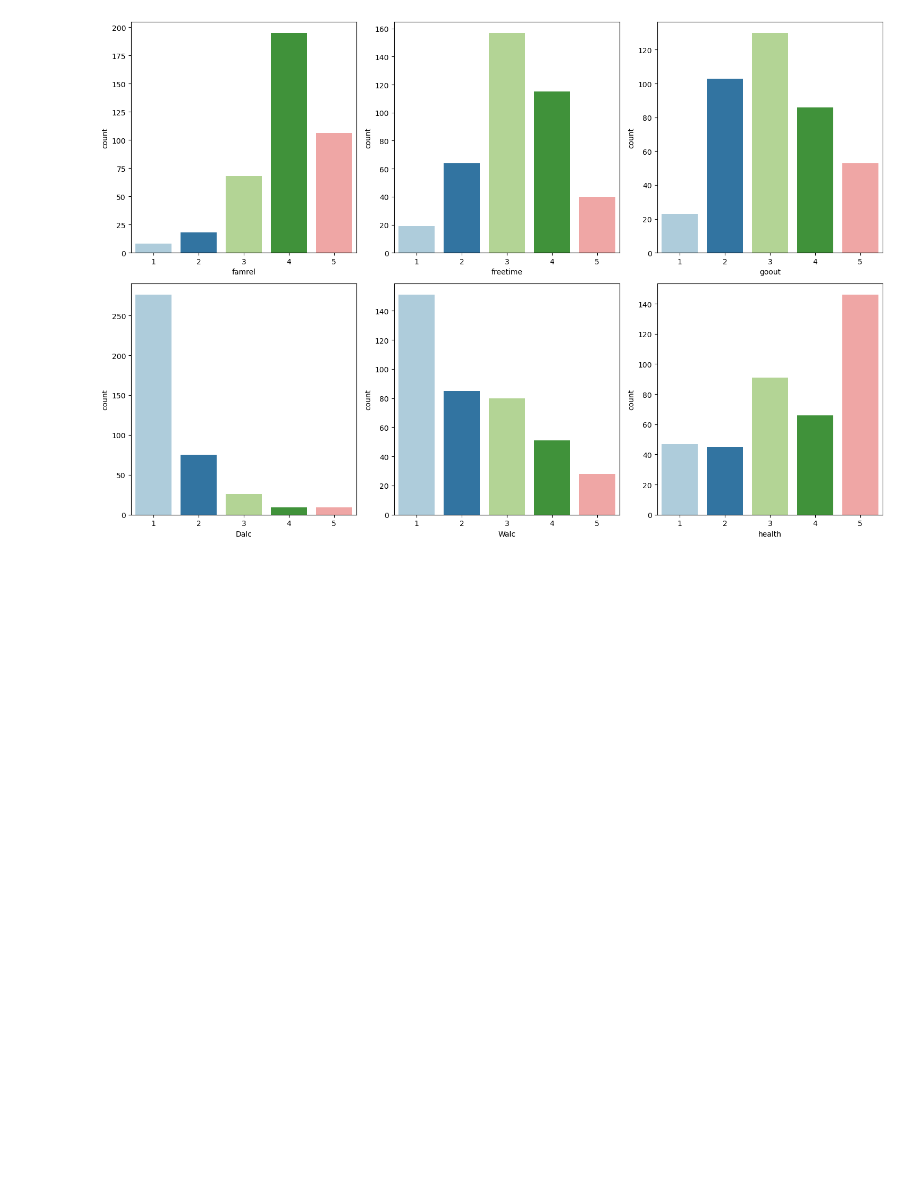
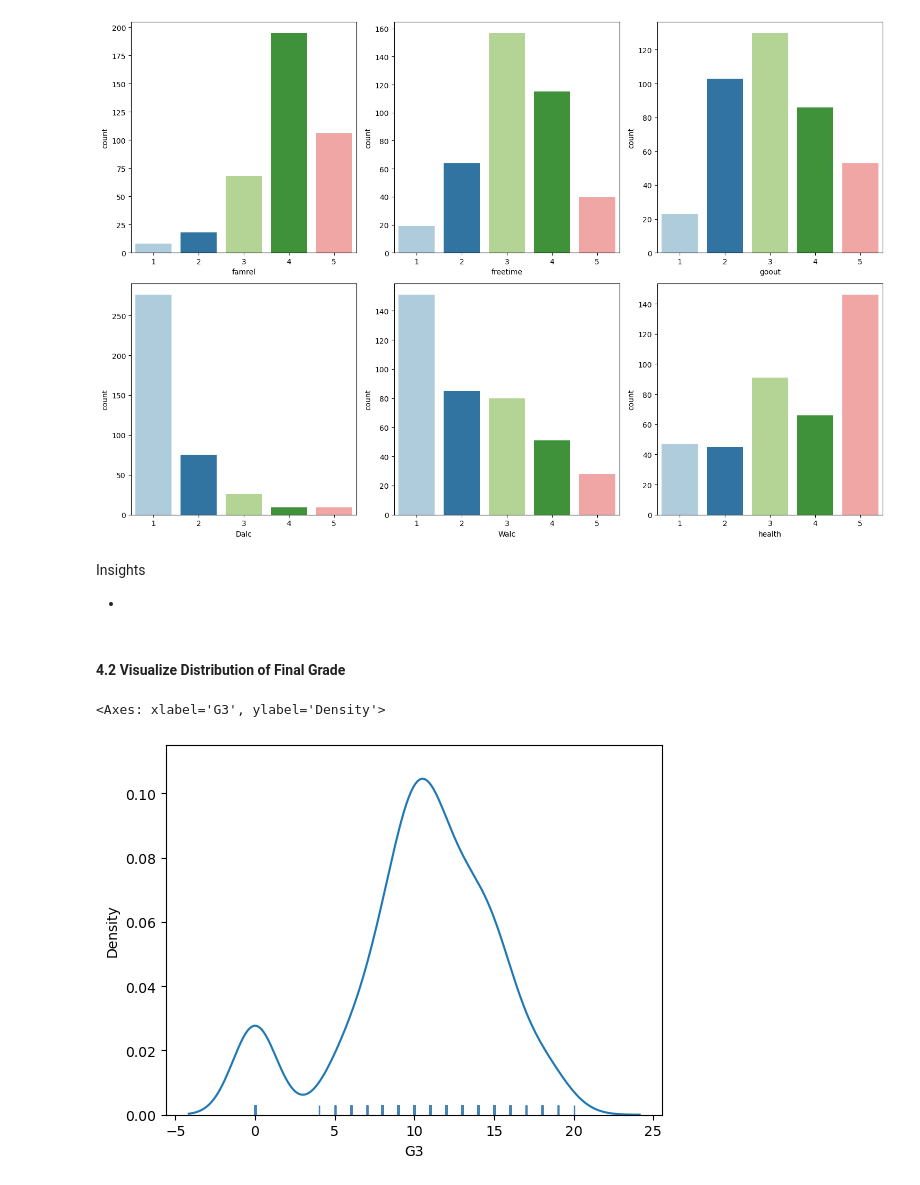
Before and after one commit to jaireid/student-performance, a Jupyter notebook: notebooks/1. EDA Student Performance.ipynb, the cells around one changed output. Cells and saved outputs as stored; diff of their text form; code cells hidden in the pictures; blank space fills up the shorter version.

Commit message:
Visualizing Distribution of Final Grade

```diff
--- a/notebooks/1. EDA Student Performance.ipynb
+++ b/notebooks/1. EDA Student Performance.ipynb
@@ -388,3 +388,15 @@ plt.tight_layout()
 plt.show()
 # %% [output]
 [figure]
+# %% [markdown]
+Insights
+
+-
+# %% [markdown]
+#### 4.2 Visualize Distribution of Final Grade
+# %%
+sns.kdeplot(data=df, x='G3')
+sns.rugplot(data=df, x='G3', color='steelblue')
+# %% [output]
+<Axes: xlabel='G3', ylabel='Density'>
+[figure, added]
```
Also changed, not shown: parts of 31 cells of this notebook.
